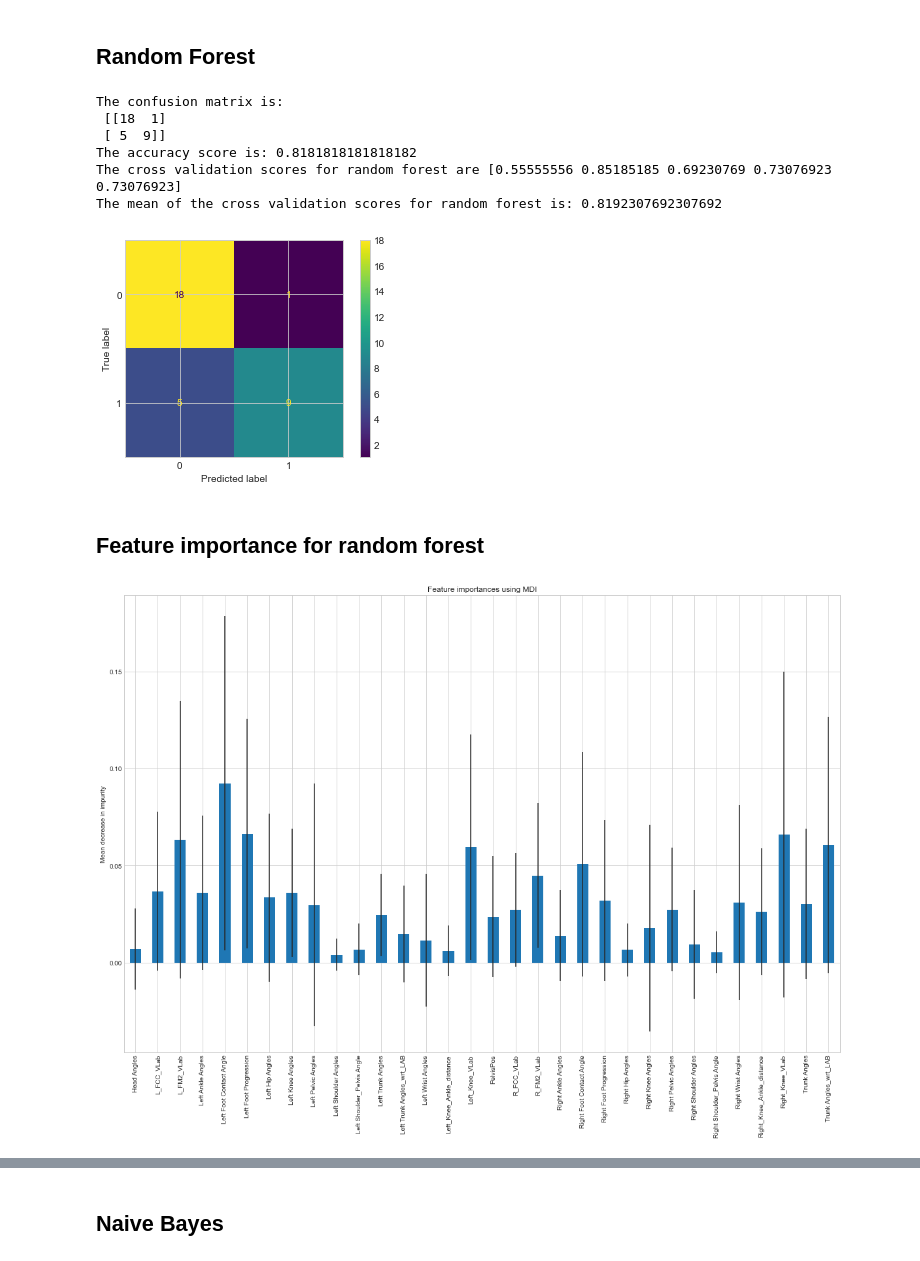
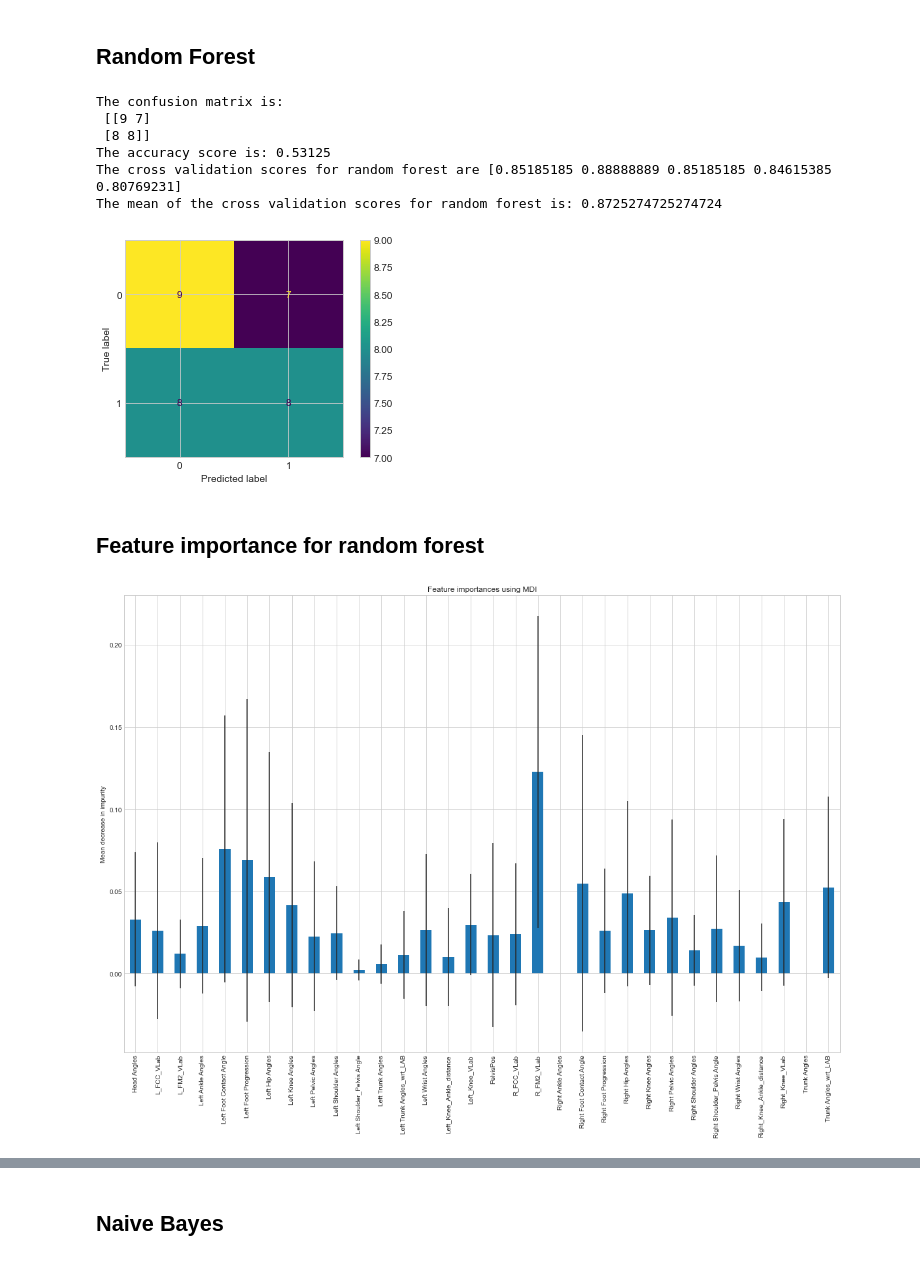
Before and after one commit to streckgumman/BikeFit, a Jupyter notebook: Classifier-diff-version.ipynb, the cells around one changed output, grey strips where cells are left out. Drawn from its saved outputs; the diff is of its cells as text; code cells hidden in the pictures.

Commit message:
manually select test and train set

```diff
--- a/Classifier-diff-version.ipynb
+++ b/Classifier-diff-version.ipynb
@@ -124,7 +119,7 @@ def get_differences_values(path, low, high):
         else:
             continue
 
-    if "Healthy" in path:
+    if "healthy" in path.lower():
         injurylevel = [0 for i in range(len(diff_list))]
     else:
         injurylevel = [1 for i in range(len(diff_list))]
@@ -337,14 +309,21 @@ array([ True, False, False,  True,  True,  True,  True,  True,  True,
 ## Preprocessing the data
 
 Dividing the data into training and test data.
+# %%
+df_combined_train = pd.concat([df_healthy_train, df_pfps_train])
+df_combined_test = pd.concat([df_healthy_test, df_pfps_test])
+
+X = df_combined.drop(['Injury level'], axis = 1)
+
+X_test = df_combined_test.drop(['Injury level'], axis = 1)
+X_train = df_combined_train.drop(['Injury level'], axis = 1)
+
+y_test = df_combined_test['Injury level']
+y_test = pd.DataFrame(y_test, columns = ['Injury level'])
+
+y_train = df_combined_train['Injury level']
+y_train = pd.DataFrame(y_train, columns = ['Injury level'])
 # %%
-# divide the data into training and test data
-
-y = df_combined['Injury level']
-y = pd.DataFrame(y, columns = ['Injury level'])
-X = df_combined.drop(['Injury level'], axis = 1)
-
-X_train, X_test, y_train, y_test = train_test_split(X, y, test_size = 0.20)
 
 my_imputer = SimpleImputer()
 imputed_X_train = pd.DataFrame(my_imputer.fit_transform(X_train))
@@ -390,30 +374,30 @@ The mean of the cross validation scores for logistic regression is: 0.8181318681
 # %%
 # Random Forest
 
 forest_classifier = RandomForestClassifier(n_estimators = 10, criterion = 'entropy')
 forest_classifier.fit(X_train, y_train)
 y_pred = forest_classifier.predict(X_test)
 cm = confusion_matrix(y_test, y_pred)
 print(f"The confusion matrix is: \n {cm}")
 score2 = accuracy_score(y_test, y_pred)
 print(f"The accuracy score is: {score2}")
 scores = cross_val_score(forest_classifier, X_train, y_train, cv=5)
 
 print(f"The cross validation scores for random forest are {scores}")
 
 print(f"The mean of the cross validation scores for random forest is: {np.mean(cross_val_score(forest_classifier, X_train, y_train, cv=10))}")
 
-from sklearn.metrics import plot_confusion_matrix
-plot_confusion_matrix(forest_classifier, X_test, y_test)
+y_pred = forest_classifier.predict(X_test)
+ConfusionMatrixDisplay.from_predictions(y_test, y_pred)
 plt.show()
 # %% [output]
 The confusion matrix is:
- [[18  1]
- [ 5  9]]
-The accuracy score is: 0.8181818181818182
-The cross validation scores for random forest are [0.55555556 0.85185185 0.69230769 0.73076923 0.73076923]
-The mean of the cross validation scores for random forest is: 0.8192307692307692
+ [[9 7]
+ [8 8]]
+The accuracy score is: 0.53125
+The cross validation scores for random forest are [0.85185185 0.88888889 0.85185185 0.84615385 0.80769231]
+The mean of the cross validation scores for random forest is: 0.8725274725274724
-[figure, old version]
+[figure, new version]
 # %% [markdown]
 ## Feature importance for random forest
 # %%
@@ -422,6 +406,7 @@ The mean of the cross validation scores for random forest is: 0.8192307692307692
 importances = forest_classifier.feature_importances_
 std = np.std([tree.feature_importances_ for tree in forest_classifier.estimators_], axis=0)
 
+X = df_combined.drop(['Injury level'], axis = 1)
 attributes = [feature for feature in X.columns]
 
 #attributes = get_attributes()
@@ -434,7 +419,7 @@ ax.set_title("Feature importances using MDI")
 ax.set_ylabel("Mean decrease in impurity")
 fig.tight_layout()
 # %% [output]
-[figure, old version]
+[figure, new version]
 # %%
 # feature importance
 
```
Also changed, not shown: parts of 19 cells of this notebook.
